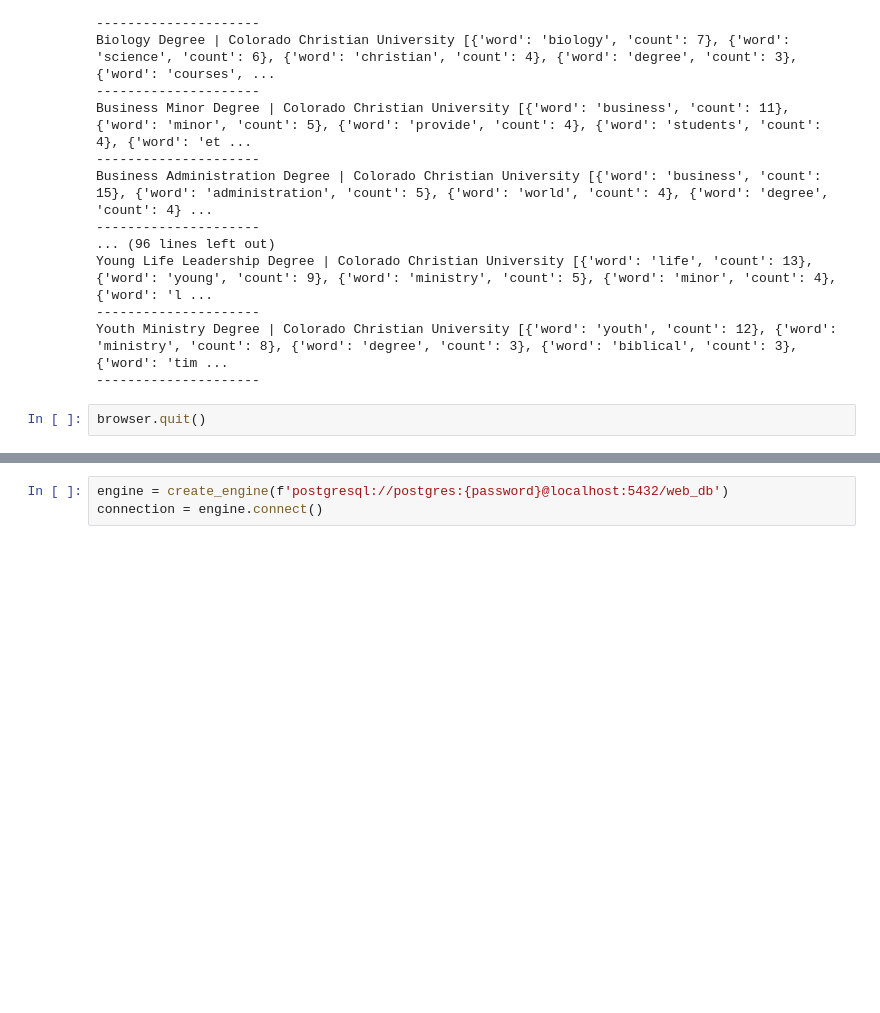
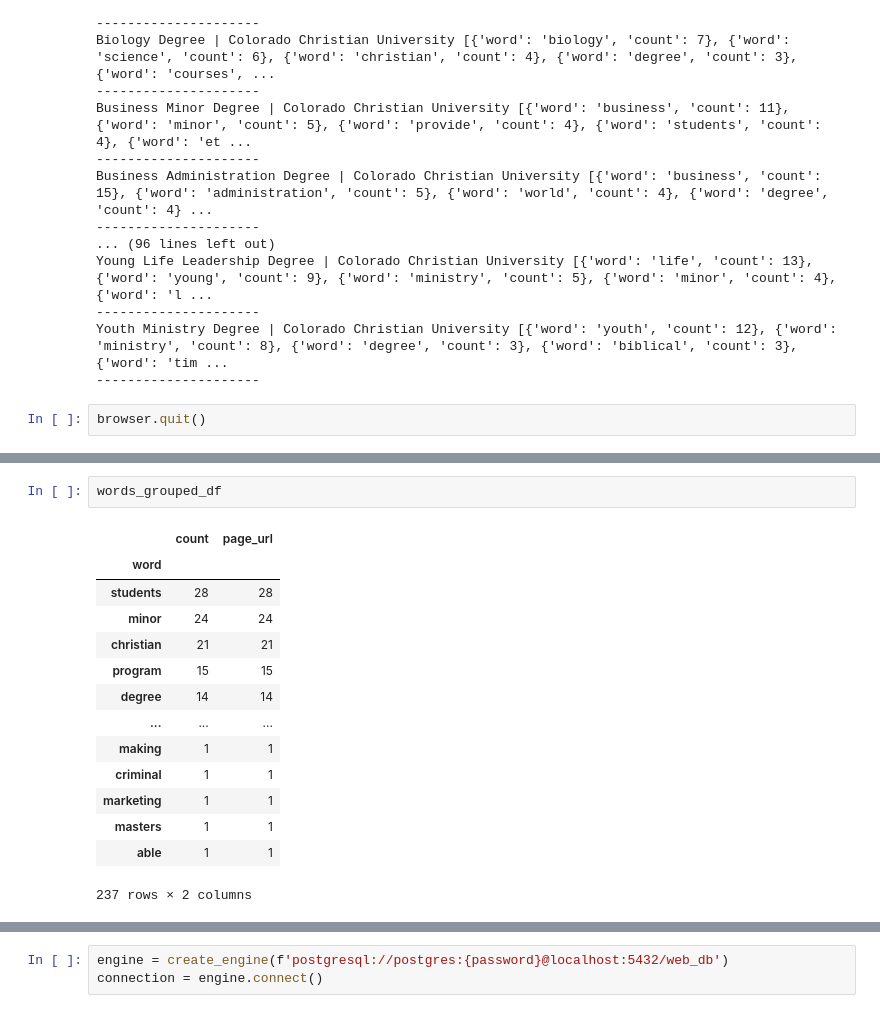
Before and after one commit to CCom20/etl-seo-project, a Jupyter notebook: web_scraper.ipynb, the cells around one changed output, grey strips where cells are left out. Drawn from its saved outputs; the diff is of its cells as text; blank space fills up the shorter version.

```diff
--- a/web_scraper.ipynb
+++ b/web_scraper.ipynb
@@ -141,0 +183,17 @@ master_df = web_info_df.drop(['page_words_freq', '_id'], axis=1)
+# %%
+words_grouped_df
+# %% [output]
+|  | count | page_url |
+| word |  |  |
+| students | 28 | 28 |
+| minor | 24 | 24 |
+| christian | 21 | 21 |
+| program | 15 | 15 |
+| degree | 14 | 14 |
+| ... | ... | ... |
+| making | 1 | 1 |
+| criminal | 1 | 1 |
+| marketing | 1 | 1 |
+| masters | 1 | 1 |
+| able | 1 | 1 |
+237 rows × 2 columns
```
Also changed, not shown: parts of 14 cells of this notebook.
